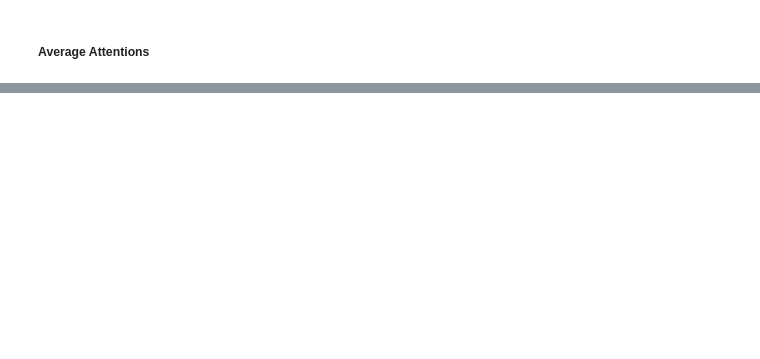
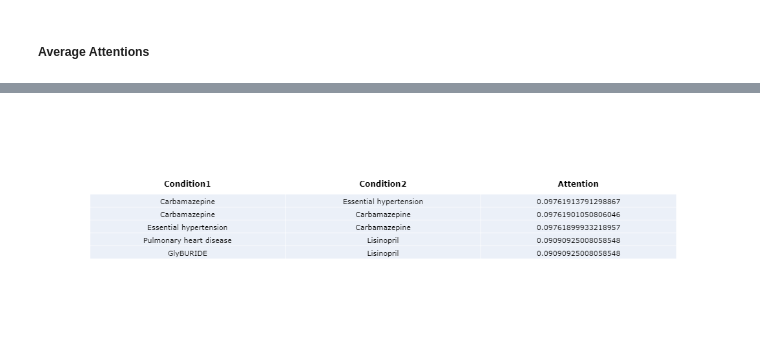
Before and after one commit to johagg17/Master-thesis, a Jupyter notebook: visualization/Hypertension.ipynb, the cells around one changed output, grey strips where cells are left out. Saved outputs shown, nothing was run; the diff lists cells and outputs as text; code cells hidden in the pictures; blank space fills up the shorter version.

```diff
--- a/visualization/Hypertension.ipynb
+++ b/visualization/Hypertension.ipynb
@@ -425,12 +496,11 @@ token_combs = {}
 with torch.no_grad():
     model.eval()
     for idx, batch in enumerate(mimicloader):
-        if idx == 5000:
-            break
+        #if idx == 5000:
+         #   break
         age, gender, code, position, segment, mask, label, prior_guide, tokens = batch
         loss, preds, labels, attention_scores, sequence_outputs = model(code, age_ids=age, gender_ids=gender, seg_ids=segment, posi_ids=position, attention_mask=mask, labels=label, prior_guide=prior_guide)
         sentence = tokenizer.convert_ids_to_tokens(tokens.numpy().squeeze(), 'code')
-        #sentences.extend(sentence)
         seq_out = sequence_outputs[-1]
         lastattentionscores = attention_scores[-1]
 
@@ -455,14 +525,28 @@ with torch.no_grad():
 # %%
 from operator import itemgetter
 finalcombs = dict([(k, v / n) for k, (v, n) in token_combs.items()])
-N = 10
+N = 5
 res = dict(sorted(finalcombs.items(), key = itemgetter(1), reverse = True)[:N])
 
 newrep = {'Condition1':[], 'Condition2':[], 'Attention': []}
 for key, prob in res.items():
     code1, code2 = key.split(',')
-    code1desc = mimicdiagcodes[code1]
-    code2desc = mimicdiagcodes[code2]
+
+    if code1 in mimicdiagcodesdict:
+        code1desc = mimicdiagcodesdict[code1]
+    elif code1 in mimicprocdict:
+        code1desc = mimicdiagcodesdict[code1]
+    else:
+      #  print(code1)
+        code1desc = mimicmedsdict[int(code1)]
+
+    if code2 in mimicdiagcodesdict:
+        code2desc = mimicdiagcodesdict[code2]
+    elif code2 in mimicprocdict:
+        code2desc = mimicdiagcodesdict[code2]
+    else:
+        code2desc = mimicmedsdict[int(code2)]
+
     newrep['Condition1'].append(code1desc)
     newrep['Condition2'].append(code2desc)
     newrep['Attention'].append(prob)
@@ -484,0 +568 @@ fig.show()
+[figure, added]
```
Also changed, not shown: parts of 23 cells of this notebook, 18 other files.
